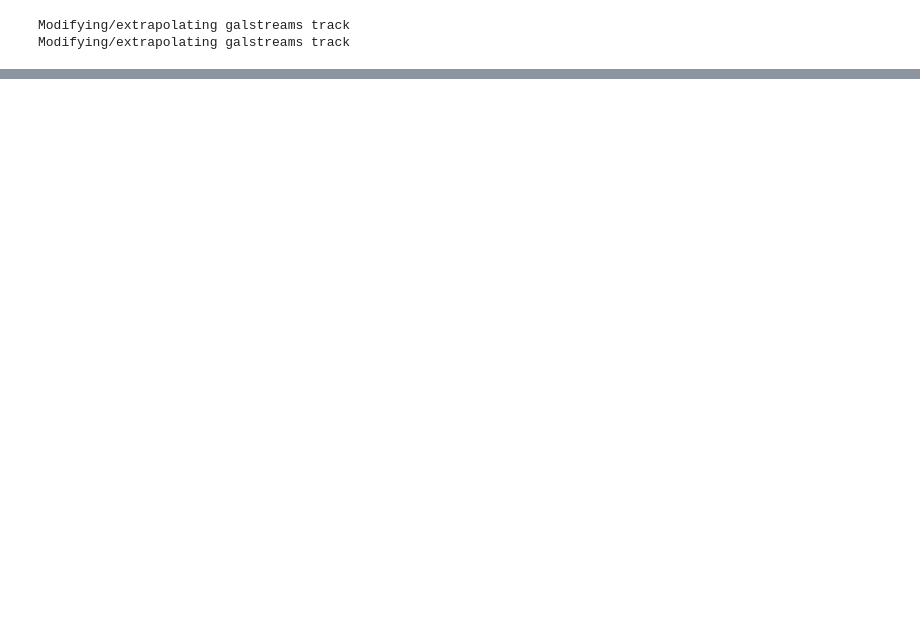
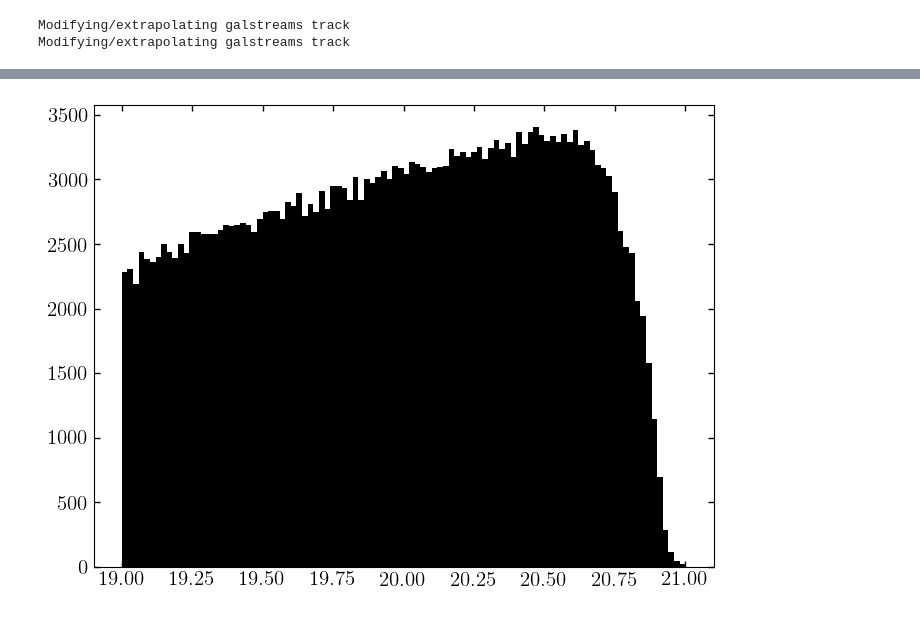
Before and after one commit to ktavangar/gd1-dr3, a Jupyter notebook: notebooks/Photometric-Modeling-Pipeline/generating_data.ipynb, the cells around one changed output, grey strips where cells are left out. Cells and saved outputs as stored; diff of their text form; code cells hidden in the pictures; blank space fills up the shorter version.

```diff
--- a/notebooks/Photometric-Modeling-Pipeline/generating_data.ipynb
+++ b/notebooks/Photometric-Modeling-Pipeline/generating_data.ipynb
@@ -121,6 +214,11 @@ pawprint.pmprint, pm_mask = rough_pm_poly(pawprint, data, buffer=2)
 run_data_ = iso_obj.cat[pm_mask]# & (iso_mask | hb_mask)]
 bkg_data_ = iso_obj.cat[pm_mask & ~iso_obj.on_skymask]
 stream_data_ = iso_obj.cat[pmsel.pm12_mask & (iso_mask | hb_mask) & iso_obj.on_skymask]
+# %%
+plt.hist(run_data_['phot_g_mean_mag'], bins=100, range=[19,21])
+plt.show()
+# %% [output]
+[figure, added]
 # %%
 print(len(run_data_))
 print(len(bkg_data_))
```
Also changed, not shown: parts of 24 cells of this notebook, 4 other files.
